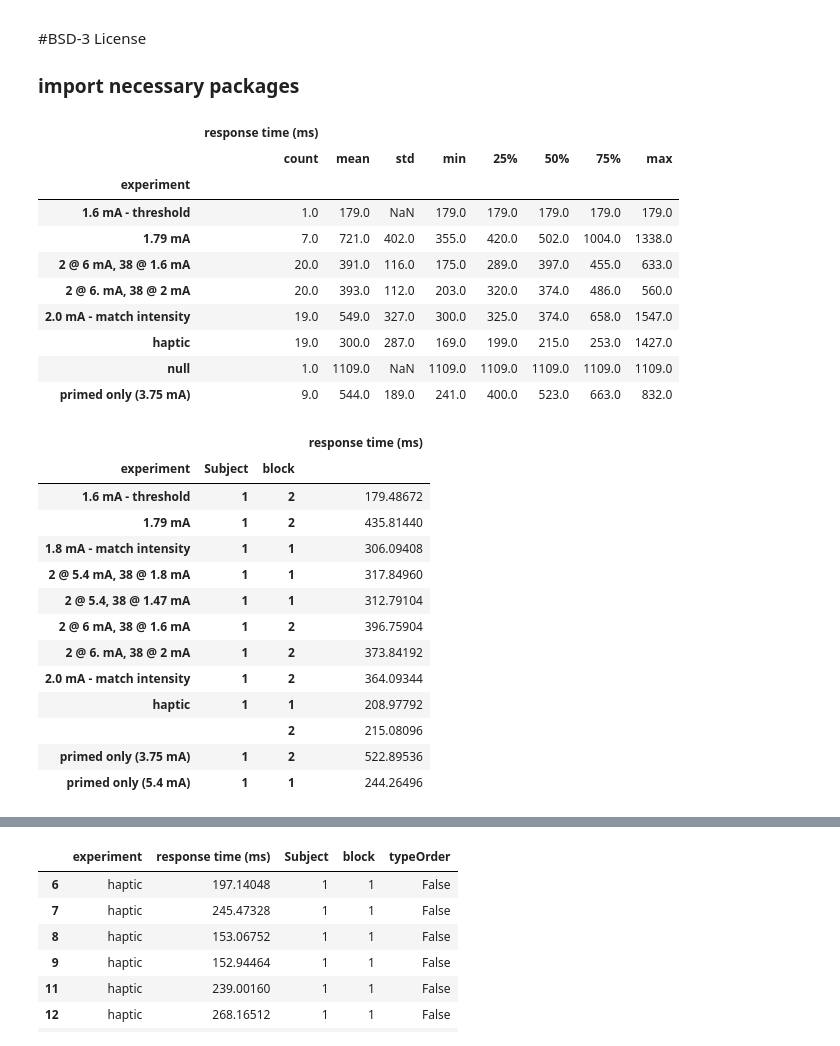
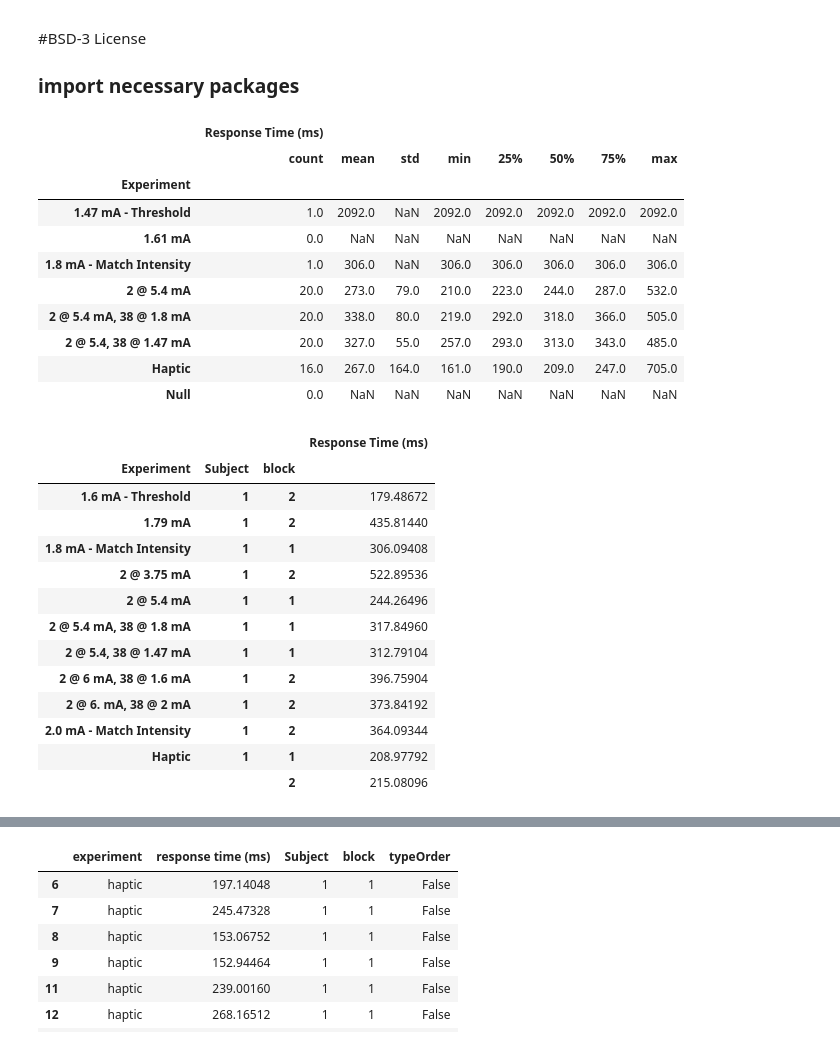
Before and after one commit to davidjuliancaldwell/StimulationResponseTimingPython, a Jupyter notebook: 822e26_priming.ipynb, the cells around one changed output, grey strips where cells are left out. Saved outputs shown, nothing was run; the diff lists cells and outputs as text; code cells hidden in the pictures.

```diff
--- a/822e26_priming.ipynb
+++ b/822e26_priming.ipynb
@@ -55,8 +55,8 @@ dataFdict2 = pd.DataFrame(dict([ (k,pd.Series(v)) for k,v in ndata2.items() ]))
 ### assign columns for dataframes
 
 
-dataFdict1.columns = ['haptic','null','primed only (5.4 mA)','1.8 mA - match intensity','1.47 mA - threshold','1.61 mA','2 @ 5.4, 38 @ 1.47 mA','2 @ 5.4 mA, 38 @ 1.8 mA']
-dataFdict2.columns = ['haptic','null','primed only (3.75 mA)','2.0 mA - match intensity','1.6 mA - threshold','1.79 mA','2 @ 6 mA, 38 @ 1.6 mA','2 @ 6. mA, 38 @ 2 mA']
+dataFdict1.columns = ['Haptic','Null','2 @ 5.4 mA','1.8 mA - Match Intensity','1.47 mA - Threshold','1.61 mA','2 @ 5.4, 38 @ 1.47 mA','2 @ 5.4 mA, 38 @ 1.8 mA']
+dataFdict2.columns = ['Haptic','Null','2 @ 3.75 mA','2.0 mA - Match Intensity','1.6 mA - Threshold','1.79 mA','2 @ 6 mA, 38 @ 1.6 mA','2 @ 6. mA, 38 @ 2 mA']
 
 
 dataMelt1 = pd.melt(dataFdict1)
@@ -68,22 +68,22 @@ dataMelt2 = pd.melt(dataFdict2)
 #dataMelt2['Subject'] = 'a1355e'
 dataMelt2['Subject'] = '1'
 dataMelt2['block'] = '2'
-dataMelt1.rename(columns = {'variable':'experiment','value':'response time (ms)'}, inplace = True)
-dataMelt2.rename(columns = {'variable':'experiment','value':'response time (ms)'}, inplace = True)
+dataMelt1.rename(columns = {'variable':'Experiment','value':'Response Time (ms)'}, inplace = True)
+dataMelt2.rename(columns = {'variable':'Experiment','value':'Response Time (ms)'}, inplace = True)
 # %%
-dataMelt2.groupby(['experiment']).describe().round()
+dataMelt1.groupby(['Experiment']).describe().round()
 # %% [output]
-|  | response time (ms) |  |  |  |  |  |  |  |
+|  | Response Time (ms) |  |  |  |  |  |  |  |
 |  | count | mean | std | min | 25% | 50% | 75% | max |
-| experiment |  |  |  |  |  |  |  |  |
-| 1.6 mA - threshold | 1.0 | 179.0 | NaN | 179.0 | 179.0 | 179.0 | 179.0 | 179.0 |
-| 1.79 mA | 7.0 | 721.0 | 402.0 | 355.0 | 420.0 | 502.0 | 1004.0 | 1338.0 |
-| 2 @ 6 mA, 38 @ 1.6 mA | 20.0 | 391.0 | 116.0 | 175.0 | 289.0 | 397.0 | 455.0 | 633.0 |
-| 2 @ 6. mA, 38 @ 2 mA | 20.0 | 393.0 | 112.0 | 203.0 | 320.0 | 374.0 | 486.0 | 560.0 |
-| 2.0 mA - match intensity | 19.0 | 549.0 | 327.0 | 300.0 | 325.0 | 374.0 | 658.0 | 1547.0 |
-| haptic | 19.0 | 300.0 | 287.0 | 169.0 | 199.0 | 215.0 | 253.0 | 1427.0 |
-| null | 1.0 | 1109.0 | NaN | 1109.0 | 1109.0 | 1109.0 | 1109.0 | 1109.0 |
-| primed only (3.75 mA) | 9.0 | 544.0 | 189.0 | 241.0 | 400.0 | 523.0 | 663.0 | 832.0 |
+| Experiment |  |  |  |  |  |  |  |  |
+| 1.47 mA - Threshold | 1.0 | 2092.0 | NaN | 2092.0 | 2092.0 | 2092.0 | 2092.0 | 2092.0 |
+| 1.61 mA | 0.0 | NaN | NaN | NaN | NaN | NaN | NaN | NaN |
+| 1.8 mA - Match Intensity | 1.0 | 306.0 | NaN | 306.0 | 306.0 | 306.0 | 306.0 | 306.0 |
+| 2 @ 5.4 mA | 20.0 | 273.0 | 79.0 | 210.0 | 223.0 | 244.0 | 287.0 | 532.0 |
+| 2 @ 5.4 mA, 38 @ 1.8 mA | 20.0 | 338.0 | 80.0 | 219.0 | 292.0 | 318.0 | 366.0 | 505.0 |
+| 2 @ 5.4, 38 @ 1.47 mA | 20.0 | 327.0 | 55.0 | 257.0 | 293.0 | 313.0 | 343.0 | 485.0 |
+| Haptic | 16.0 | 267.0 | 164.0 | 161.0 | 190.0 | 209.0 | 247.0 | 705.0 |
+| Null | 0.0 | NaN | NaN | NaN | NaN | NaN | NaN | NaN |
 # %%
 ### concatenate
 
@@ -91,21 +91,21 @@ frames = [dataMelt1,dataMelt2]
 
 result = pd.concat(frames)
 result
-resultTrim = result[(result['response time (ms)'] < respHi) & (result['response time (ms)'] > respLo)]
-resultTrim.groupby(['experiment','Subject','block']).median()
+resultTrim = result[(result['Response Time (ms)'] < respHi) & (result['Response Time (ms)'] > respLo)]
+resultTrim.groupby(['Experiment','Subject','block']).median()
 # %% [output]
-|  |  |  | response time (ms) |
-| experiment | Subject | block |  |
-| 1.6 mA - threshold | 1 | 2 | 179.48672 |
+|  |  |  | Response Time (ms) |
+| Experiment | Subject | block |  |
+| 1.6 mA - Threshold | 1 | 2 | 179.48672 |
 | 1.79 mA | 1 | 2 | 435.81440 |
-| 1.8 mA - match intensity | 1 | 1 | 306.09408 |
+| 1.8 mA - Match Intensity | 1 | 1 | 306.09408 |
+| 2 @ 3.75 mA | 1 | 2 | 522.89536 |
+| 2 @ 5.4 mA | 1 | 1 | 244.26496 |
 | 2 @ 5.4 mA, 38 @ 1.8 mA | 1 | 1 | 317.84960 |
 | 2 @ 5.4, 38 @ 1.47 mA | 1 | 1 | 312.79104 |
 | 2 @ 6 mA, 38 @ 1.6 mA | 1 | 2 | 396.75904 |
 | 2 @ 6. mA, 38 @ 2 mA | 1 | 2 | 373.84192 |
-| 2.0 mA - match intensity | 1 | 2 | 364.09344 |
-| haptic | 1 | 1 | 208.97792 |
+| 2.0 mA - Match Intensity | 1 | 2 | 364.09344 |
+| Haptic | 1 | 1 | 208.97792 |
 |  |  | 2 | 215.08096 |
-| primed only (3.75 mA) | 1 | 2 | 522.89536 |
-| primed only (5.4 mA) | 1 | 1 | 244.26496 |
 # %%
```
Also changed, not shown: parts of 5 cells of this notebook, 3 other files.
